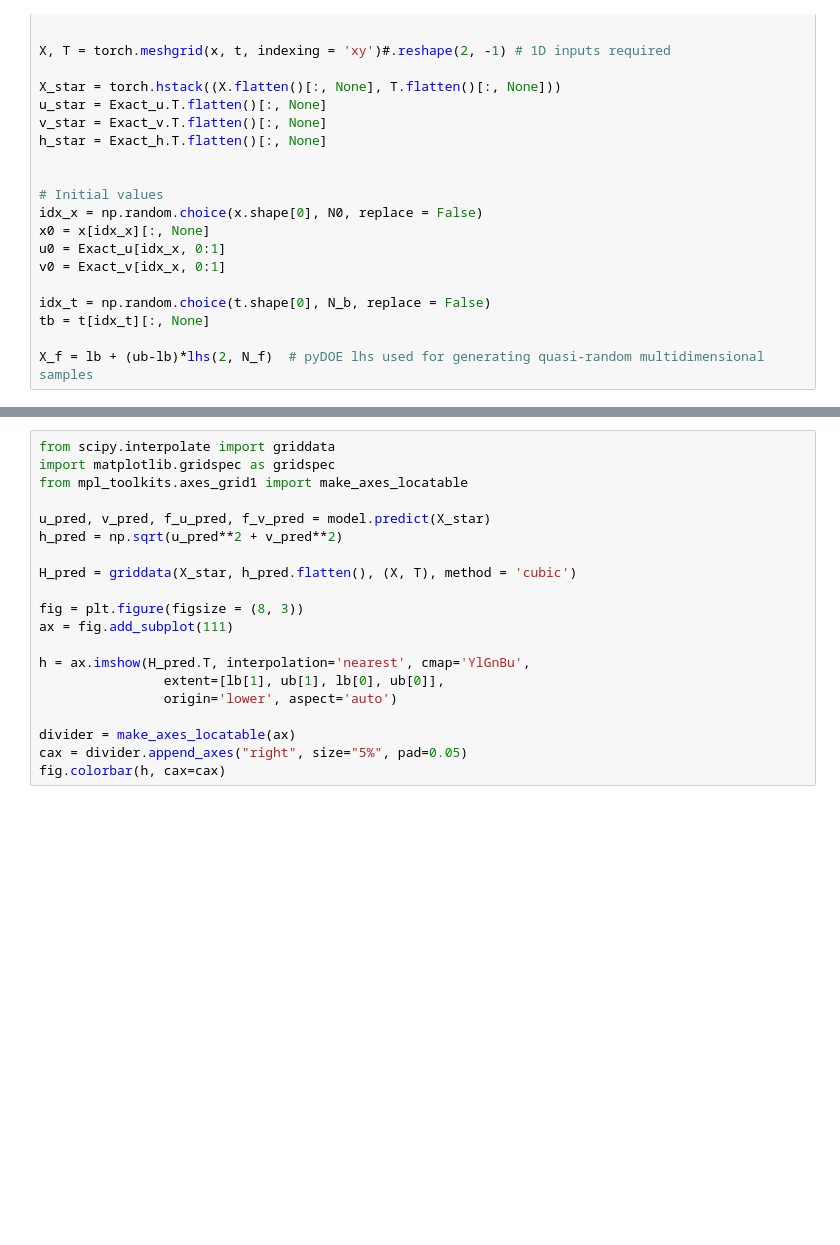
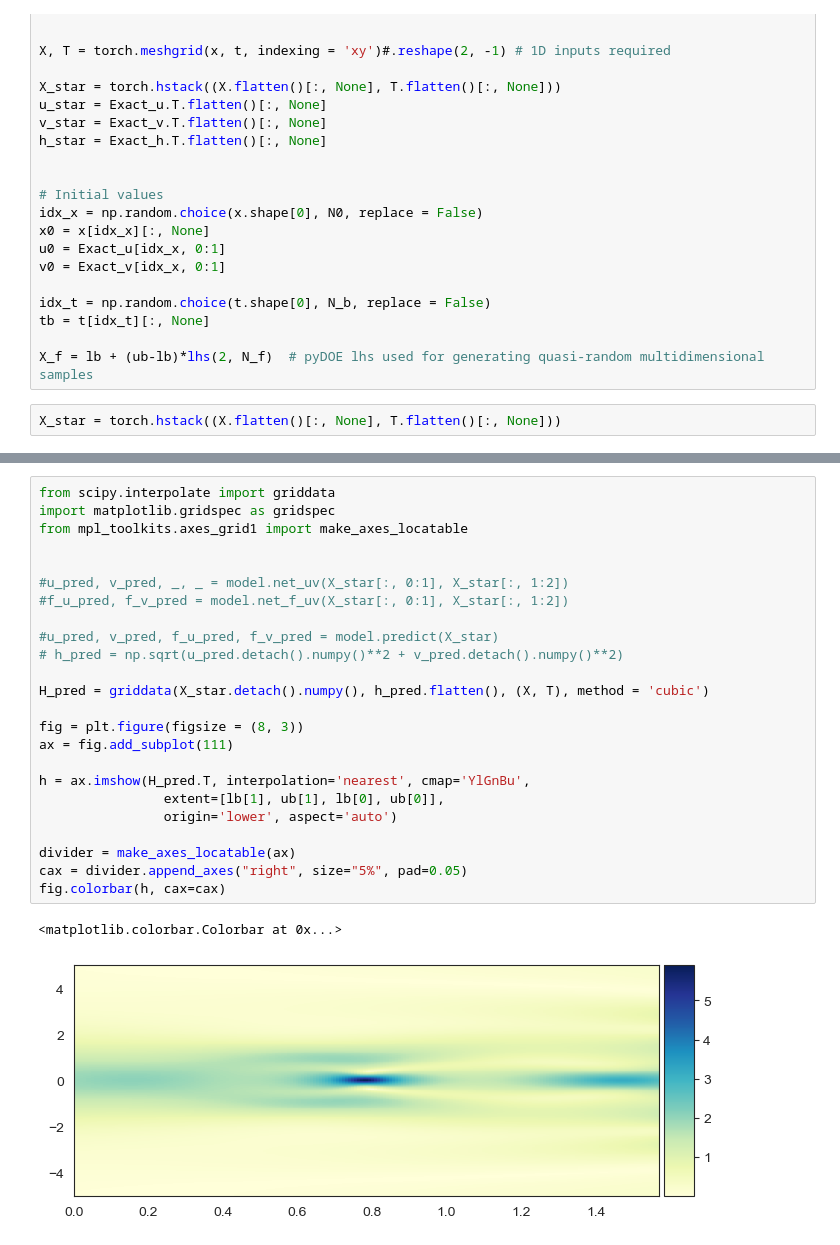
Before and after one commit to Maayowa/PINN_Practice, a Jupyter notebook: Schrodingervisualizer copy.ipynb, the cells around one changed output, grey strips where cells are left out. Drawn from its saved outputs; the diff is of its cells as text; blank space fills up the shorter version.

```diff
--- a/Schrodingervisualizer copy.ipynb
+++ b/Schrodingervisualizer copy.ipynb
@@ -176,6 +176,8 @@ idx_t = np.random.choice(t.shape[0], N_b, replace = False)
 tb = t[idx_t][:, None]
 
 X_f = lb + (ub-lb)*lhs(2, N_f)  # pyDOE lhs used for generating quasi-random multidimensional samples
+# %%
+X_star = torch.hstack((X.flatten()[:, None], T.flatten()[:, None]))
 # %%
 # Create MLP for model training
 
@@ -330,20 +350,27 @@ KeyboardInterrupt:
 # %%
 from scipy.interpolate import griddata
 import matplotlib.gridspec as gridspec
 from mpl_toolkits.axes_grid1 import make_axes_locatable
 
-u_pred, v_pred, f_u_pred, f_v_pred = model.predict(X_star)
-h_pred = np.sqrt(u_pred**2 + v_pred**2)
 
-H_pred = griddata(X_star, h_pred.flatten(), (X, T), method = 'cubic')
+#u_pred, v_pred, _, _ = model.net_uv(X_star[:, 0:1], X_star[:, 1:2])
+#f_u_pred, f_v_pred = model.net_f_uv(X_star[:, 0:1], X_star[:, 1:2])
+
+#u_pred, v_pred, f_u_pred, f_v_pred = model.predict(X_star)
+# h_pred = np.sqrt(u_pred.detach().numpy()**2 + v_pred.detach().numpy()**2)
+
+H_pred = griddata(X_star.detach().numpy(), h_pred.flatten(), (X, T), method = 'cubic')
 
 fig = plt.figure(figsize = (8, 3))
 ax = fig.add_subplot(111)
 
 h = ax.imshow(H_pred.T, interpolation='nearest', cmap='YlGnBu',
                 extent=[lb[1], ub[1], lb[0], ub[0]],
                 origin='lower', aspect='auto')
 
 divider = make_axes_locatable(ax)
 cax = divider.append_axes("right", size="5%", pad=0.05)
 fig.colorbar(h, cax=cax)
+# %% [output]
+<matplotlib.colorbar.Colorbar at 0x...>
+[figure, added]
```
Also changed, not shown: parts of 5 cells of this notebook, 1 other file.
